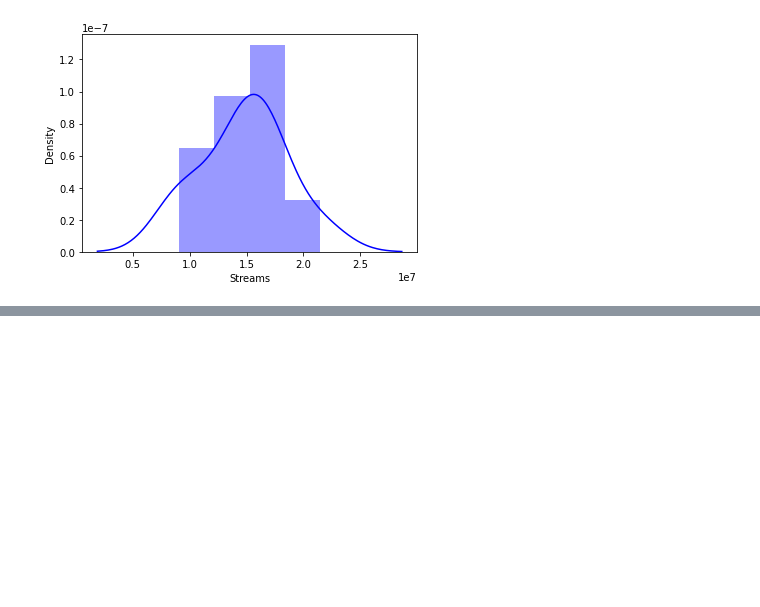
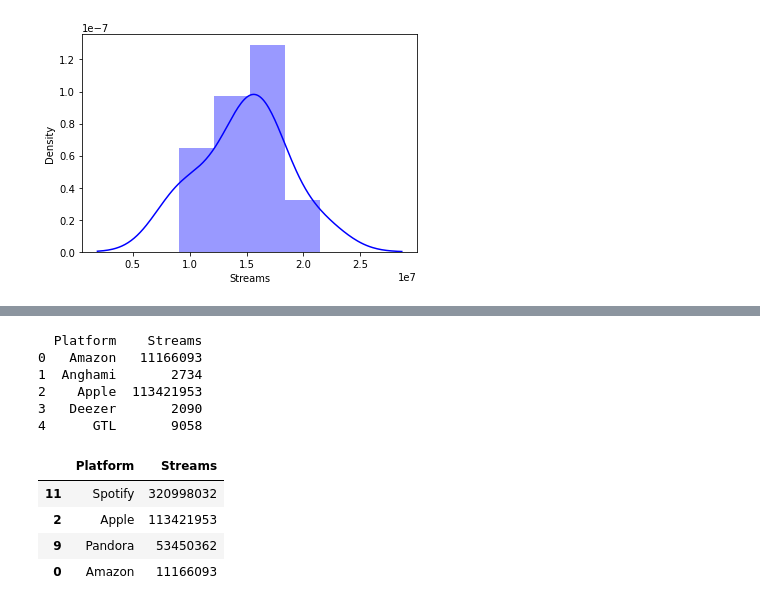
Before and after one commit to NSS-Data-Analytics-Cohort-6/mlc-project-count-dracula, a Jupyter notebook: notebooks/MLC_Phil.ipynb, the cells around one changed output, grey strips where cells are left out. Cells and saved outputs as stored; diff of their text form; code cells hidden in the pictures; blank space fills up the shorter version.

```diff
--- a/notebooks/MLC_Phil.ipynb
+++ b/notebooks/MLC_Phil.ipynb
@@ -441,0 +411,17 @@ plt.show()
+# %%
+indiestreams=indie.groupby(['Platform'], as_index=False).agg({'Streams':'sum'})
+print(indiestreams.head())
+indiedsps=indiestreams[indiestreams['Platform'].isin(['Apple','Pandora','Spotify','Amazon'])]
+indiedsps.sort_values(by='Streams', ascending=False)
+# %% [output]
+  Platform    Streams
+0   Amazon   11166093
+1  Anghami       2734
+2    Apple  113421953
+3   Deezer       2090
+4      GTL       9058
+|  | Platform | Streams |
+| 11 | Spotify | 320998032 |
+| 2 | Apple | 113421953 |
+| 9 | Pandora | 53450362 |
+| 0 | Amazon | 11166093 |
```
Also changed, not shown: parts of 31 cells of this notebook.
